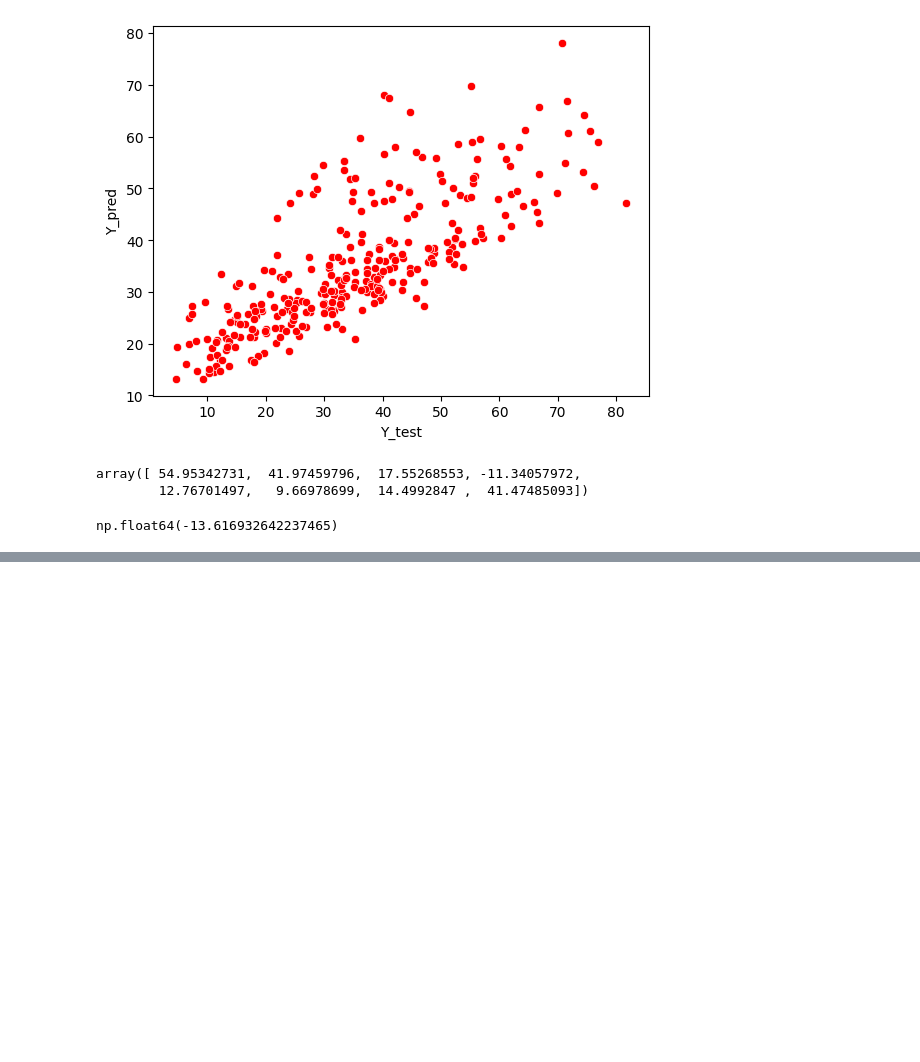
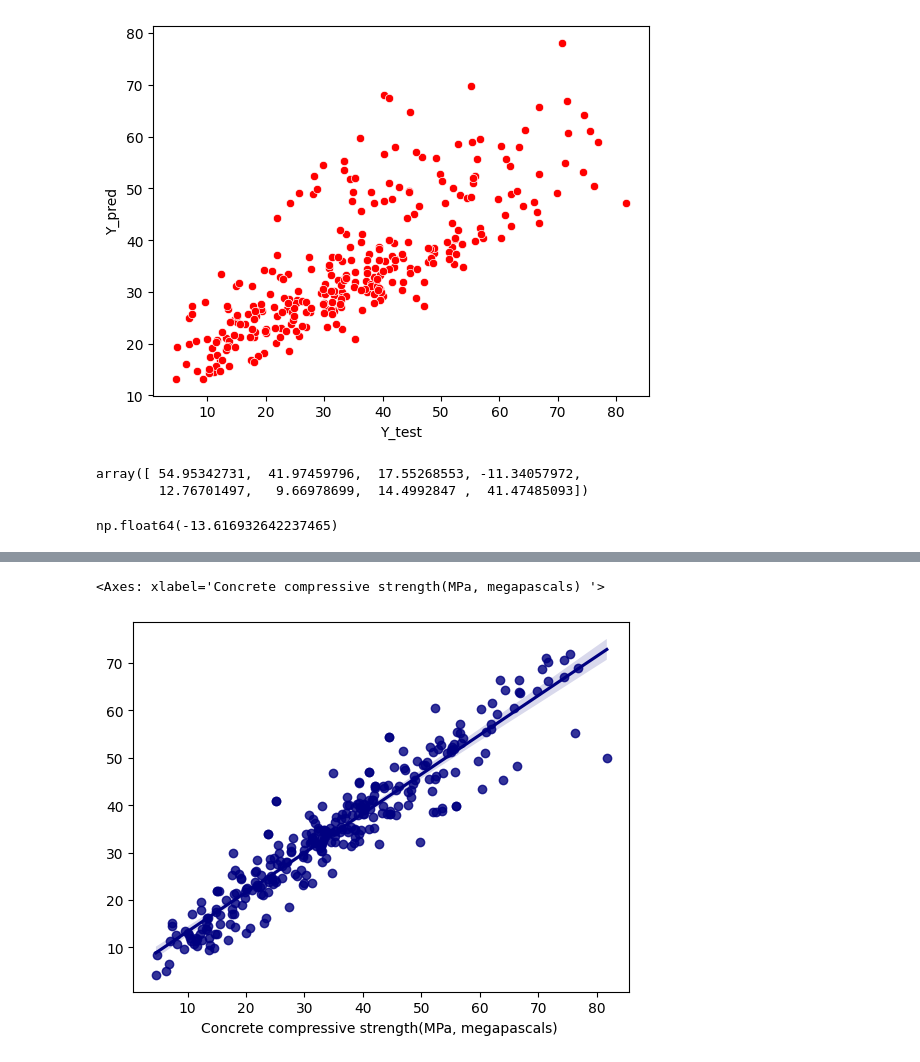
Before and after one commit to meet-vasita/CementPrediction_Model, a Jupyter notebook: Model.ipynb, the cells around one changed output, grey strips where cells are left out. Drawn from its saved outputs; the diff is of its cells as text; code cells hidden in the pictures; blank space fills up the shorter version.

```diff
--- a/Model.ipynb
+++ b/Model.ipynb
@@ -299,0 +333,5 @@ plt.show()
+# %%
+sns.regplot(x = y_test,y = y_pred_RF,color='navy')
+# %% [output]
+<Axes: xlabel='Concrete compressive strength(MPa, megapascals) '>
+[figure, added]
```
Also changed, not shown: parts of 9 cells of this notebook, 1 other file.
